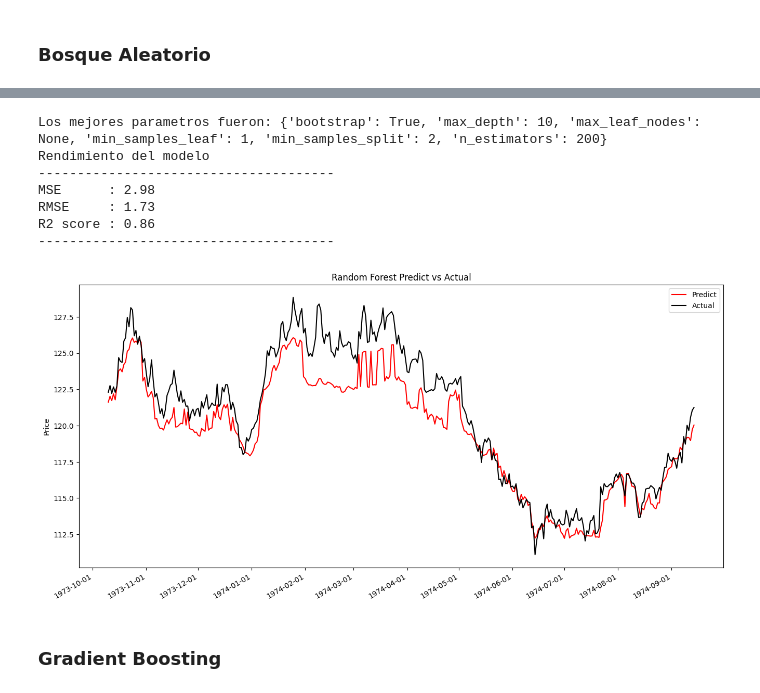
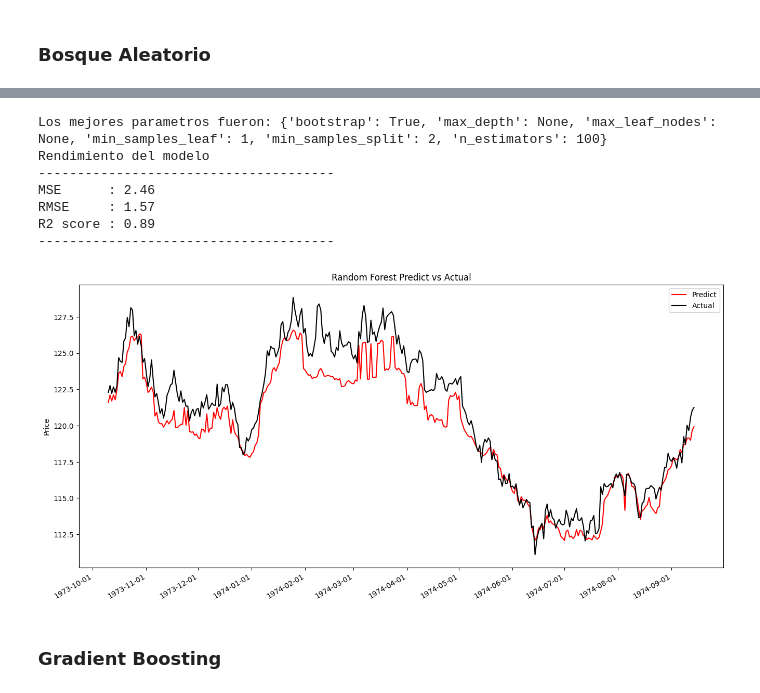
Before and after one commit to QuantConsulting/GOLD-FORECAST, a Jupyter notebook: notebooks/gold_prediction.ipynb, the cells around one changed output, grey strips where cells are left out. Saved outputs shown, nothing was run; the diff lists cells and outputs as text; code cells hidden in the pictures.

```diff
--- a/notebooks/gold_prediction.ipynb
+++ b/notebooks/gold_prediction.ipynb
@@ -750,41 +750,41 @@ R2 score : 0.83
 # %%
 # Definición de la función para optimizar el modelo RandomForestRegressor usando GridSearchCV
 def optimizar_random_forest(X_train, y_train):
     # Inicialización del modelo RandomForestRegressor
     rf = RandomForestRegressor()
 
     # Definición del diccionario de parámetros para GridSearchCV
     param_grid = {
-        'n_estimators': [100, 200],        # Número de árboles en el bosque
+        'n_estimators': [100, 200, 300],        # Número de árboles en el bosque
         'max_depth': [None, 10],           # Máxima profundidad de cada árbol
         'min_samples_split': [2, 5],       # Mínimo número de muestras requeridas para dividir un nodo
-        'min_samples_leaf': [1, 2],        # Mínimo número de muestras requeridas en cada hoja
+        'min_samples_leaf': [1, 2, 4],        # Mínimo número de muestras requeridas en cada hoja
         'bootstrap': [True],               # Método de muestreo de las muestras para entrenar cada árbol
-        'max_leaf_nodes': [None, 50]       # Máximo número de nodos hoja
+        'max_leaf_nodes': [None, 50, 100]       # Máximo número de nodos hoja
     }
 
     # Creación del objeto GridSearchCV con el modelo, los parámetros y la configuración de la validación cruzada
     grid_search = GridSearchCV(estimator=rf, param_grid=param_grid, cv=3, n_jobs=-1, verbose=0)
     # Ejecución de la búsqueda en malla con los datos de entrenamiento
     grid_search.fit(X_train, y_train)
     # Impresión de los mejores parámetros encontrados
     print(f"Los mejores parametros fueron: {grid_search.best_params_}")
     # Retorno del mejor modelo encontrado
     return grid_search.best_estimator_
 
 # Ejecución de la función de optimización con los datos de entrenamiento
 rfgs = optimizar_random_forest(X_train, y_train)
 # Evaluación del rendimiento del modelo optimizado y actualización de los diccionarios de métricas
 rendimiento_modelo(rfgs, "Random Forest", mse_dict, rmse_dict)
 # %% [output]
-Los mejores parametros fueron: {'bootstrap': True, 'max_depth': 10, 'max_leaf_nodes': None, 'min_samples_leaf': 1, 'min_samples_split': 2, 'n_estimators': 200}
+Los mejores parametros fueron: {'bootstrap': True, 'max_depth': None, 'max_leaf_nodes': None, 'min_samples_leaf': 1, 'min_samples_split': 2, 'n_estimators': 100}
 Rendimiento del modelo
 --------------------------------------
-MSE      : 2.98
-RMSE     : 1.73
-R2 score : 0.86
+MSE      : 2.46
+RMSE     : 1.57
+R2 score : 0.89
 --------------------------------------
-[figure, old version]
+[figure, new version]
 # %% [markdown]
 ### Gradient Boosting
 # %%
```
Also changed, not shown: parts of 3 cells of this notebook.
